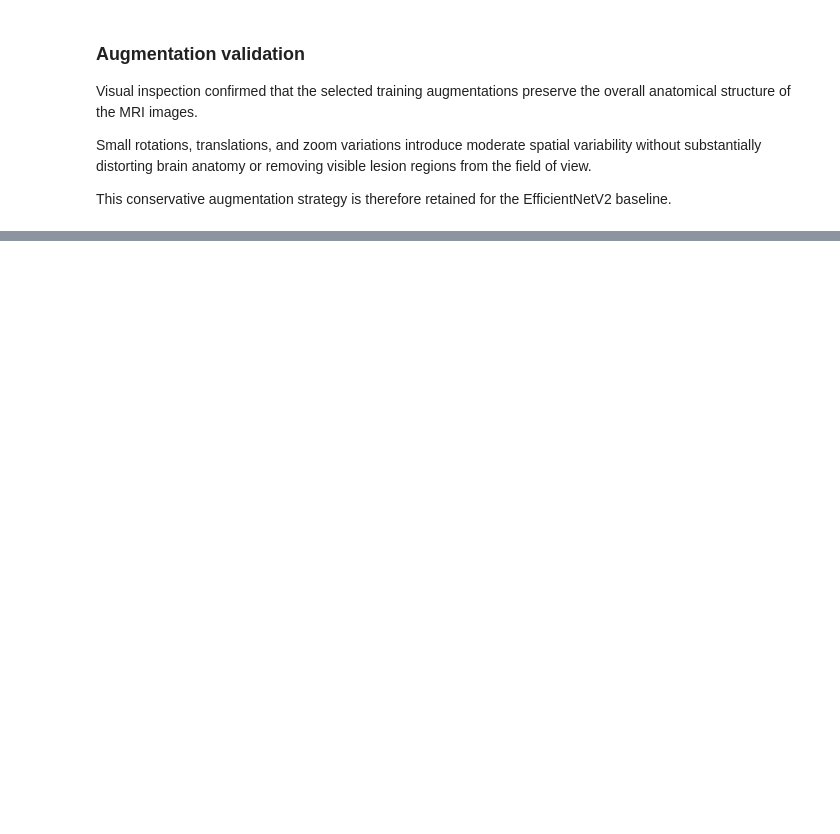
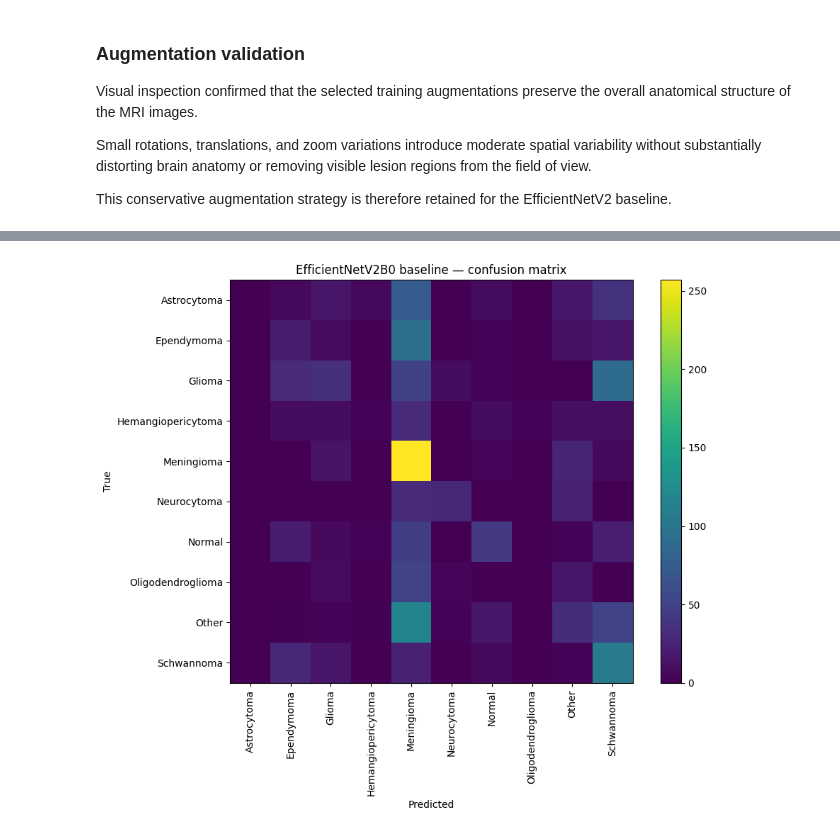
Before and after one commit to nouraastafofana-droid/brain-tumor-mri, a Jupyter notebook: notebooks/03_efficientnet_baseline.ipynb, the cells around one changed output, grey strips where cells are left out. Saved outputs shown, nothing was run; the diff lists cells and outputs as text; code cells hidden in the pictures; blank space fills up the shorter version.

```diff
--- a/notebooks/03_efficientnet_baseline.ipynb
+++ b/notebooks/03_efficientnet_baseline.ipynb
@@ -458,0 +818,15 @@ smoke_history = model.fit(
+# %%
+test_probabilities = best_baseline_model.predict(
+    test_ds,
+    verbose=1
+)
+
+test_predictions = np.argmax(
+    test_probabilities,
+    axis=1
+)
+
+test_labels = test_df["label"].to_numpy()
+
+print("Predictions:", test_predictions.shape)
+print("Ground truth:", test_labels.shape)
@@ -458,0 +868,31 @@ smoke_history = model.fit(
+# %%
+cm = confusion_matrix(
+    test_labels,
+    test_predictions
+)
+
+plt.figure(figsize=(10, 8))
+
+plt.imshow(cm)
+
+plt.xticks(
+    range(NUM_CLASSES),
+    CLASS_NAMES,
+    rotation=90
+)
+
+plt.yticks(
+    range(NUM_CLASSES),
+    CLASS_NAMES
+)
+
+plt.xlabel("Predicted")
+plt.ylabel("True")
+plt.title("EfficientNetV2B0 baseline — confusion matrix")
+
+plt.colorbar()
+plt.tight_layout()
+
+plt.show()
+# %% [output]
+[figure, added]
```
Also changed, not shown: parts of 63 cells of this notebook.
